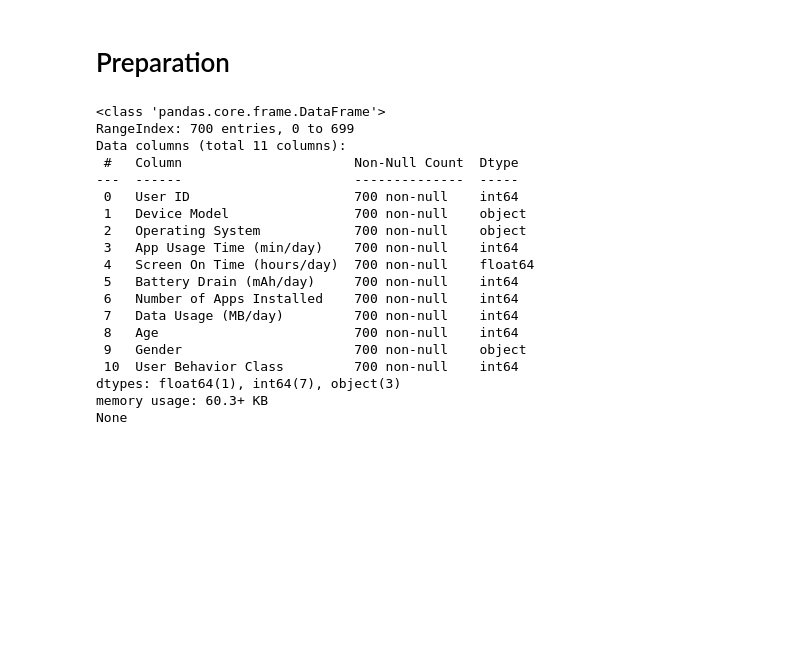
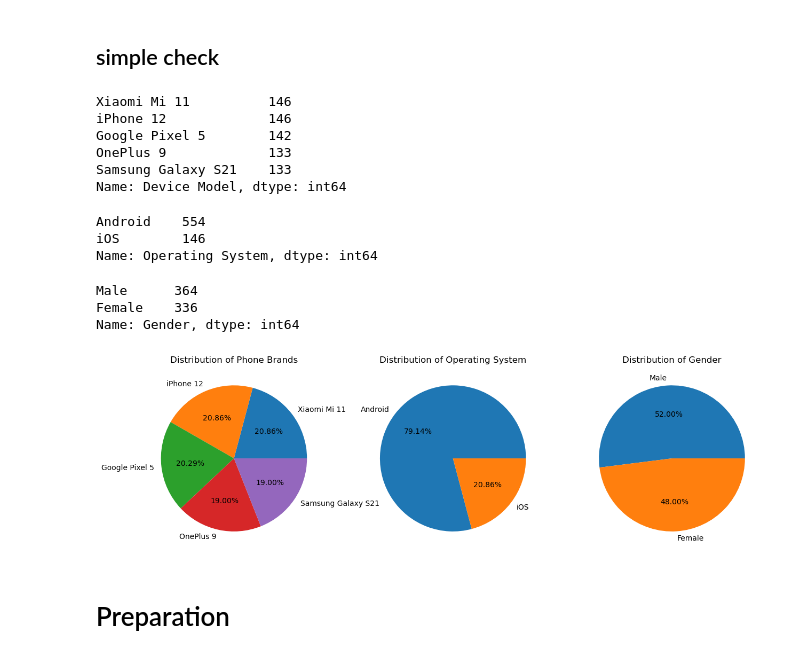
Before and after one commit to jimmy080823/Mobile-Device-Usage-and-User-Behavior-Dataset, a Jupyter notebook: hejim's test.ipynb, the cells around one changed output. Drawn from its saved outputs; the diff is of its cells as text; code cells hidden in the pictures; blank space fills up the shorter version.

```diff
--- a/hejim's test.ipynb
+++ b/hejim's test.ipynb
@@ -1,2 +84,47 @@
+# %% [markdown]
+## simple check
+# %%
+dmcounts = df['Device Model'].value_counts()
+print(dmcounts)
+# %% [output]
+Xiaomi Mi 11          146
+iPhone 12             146
+Google Pixel 5        142
+OnePlus 9             133
+Samsung Galaxy S21    133
+Name: Device Model, dtype: int64
+# %%
+oscounts = df['Operating System'].value_counts()
+print(oscounts)
+## yeah, iphone vs others of course what am I thinking
+# %% [output]
+Android    554
+iOS        146
+Name: Operating System, dtype: int64
+# %%
+gendercounts = df['Gender'].value_counts()
+print(gendercounts)
+## total 700
+# %% [output]
+Male      364
+Female    336
+Name: Gender, dtype: int64
+# %%
+tdf = df['Device Model'].value_counts().reset_index()
+tdf.columns = ['Device Model', 'count']
+tdf1 = df['Operating System'].value_counts().reset_index()
+tdf1.columns = ['Operating System', 'count']
+tdf2 = df['Gender'].value_counts().reset_index()
+tdf2.columns = ['Gender', 'count']
+fig, ax = plt.subplots(1, 3, figsize=(15, 6))
+ax[0].pie(x=tdf['count'], labels=tdf['Device Model'], autopct='%.2f%%')
+ax[0].set_title("Distribution of Phone Brands")
+ax[1].pie(x=tdf1['count'], labels=tdf1['Operating System'], autopct='%.2f%%')
+ax[1].set_title("Distribution of Operating System")
+ax[2].pie(x=tdf2['count'], labels=tdf2['Gender'], autopct='%.2f%%')
+ax[2].set_title("Distribution of Gender")
+plt.show()
+# %% [output]
+[figure, added]
 # %% [markdown]
 # Preparation
@@ -19,23 +130,0 @@ from sklearn.metrics import mean_absolute_error, mean_squared_error, r2_score
-# %%
-df = pd.read_csv("user_behavior_dataset.csv")
-print(df.info())
-# %% [output]
-<class 'pandas.core.frame.DataFrame'>
-RangeIndex: 700 entries, 0 to 699
-Data columns (total 11 columns):
- #   Column                      Non-Null Count  Dtype
----  ------                      --------------  -----
- 0   User ID                     700 non-null    int64
- 1   Device Model                700 non-null    object
- 2   Operating System            700 non-null    object
- 3   App Usage Time (min/day)    700 non-null    int64
- 4   Screen On Time (hours/day)  700 non-null    float64
- 5   Battery Drain (mAh/day)     700 non-null    int64
- 6   Number of Apps Installed    700 non-null    int64
- 7   Data Usage (MB/day)         700 non-null    int64
- 8   Age                         700 non-null    int64
- 9   Gender                      700 non-null    object
- 10  User Behavior Class         700 non-null    int64
-dtypes: float64(1), int64(7), object(3)
-memory usage: 60.3+ KB
-None
```
Also changed, not shown: parts of 8 cells of this notebook.
